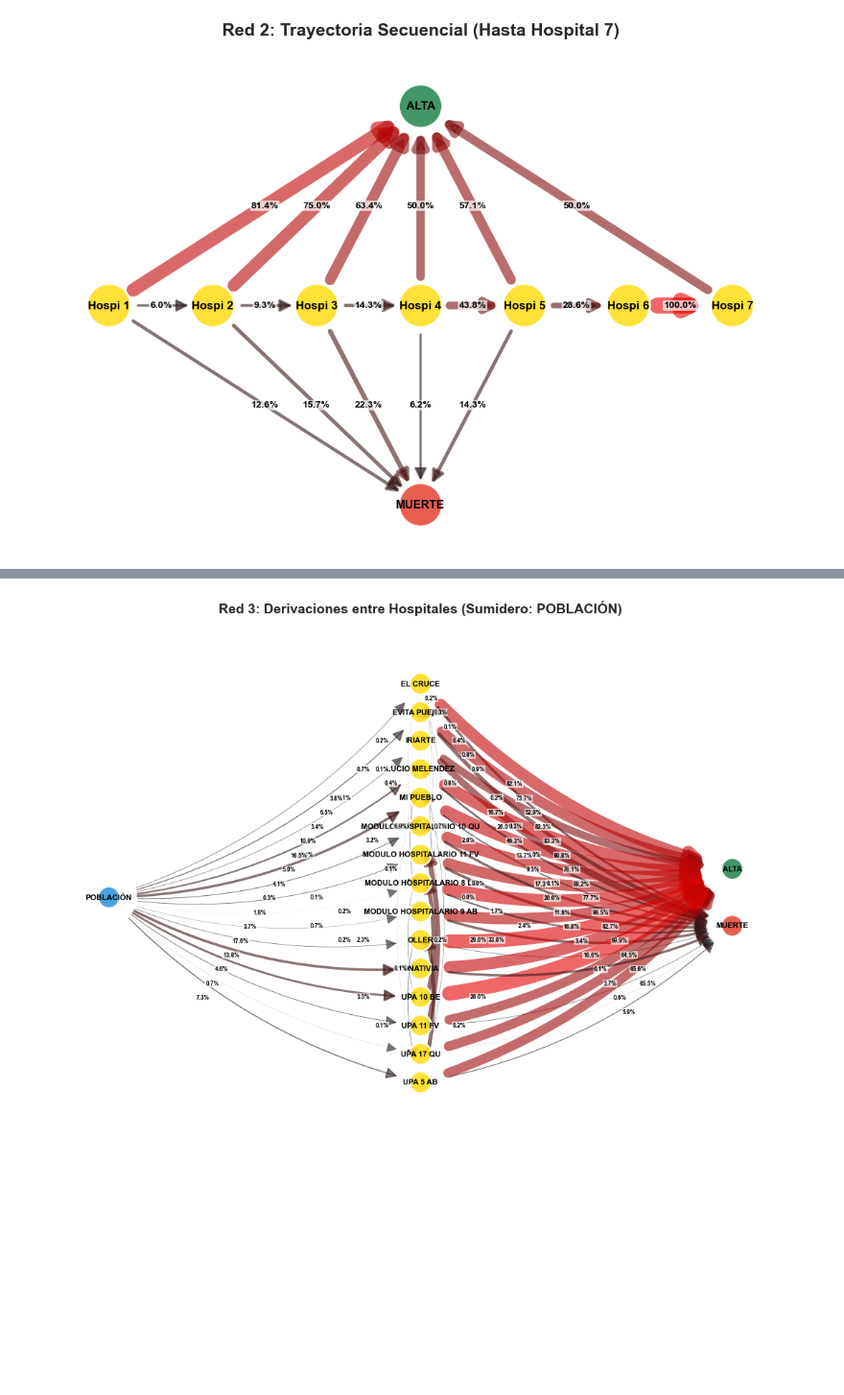
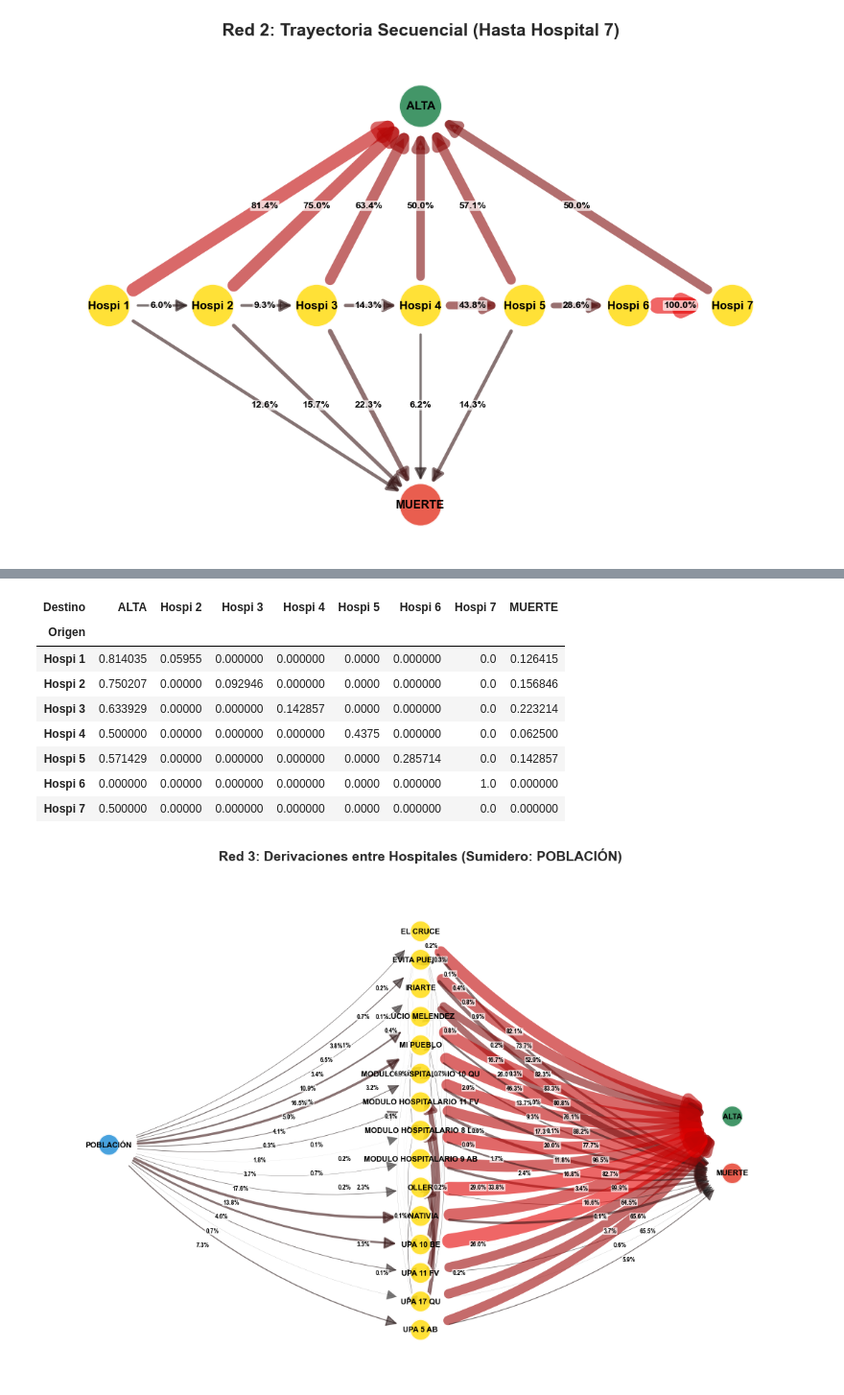
Before and after one commit to micagonzdark/RedesHospitales, a Jupyter notebook: notebooks/03_trayectorias_pacientes.ipynb, the cells around one changed output, grey strips where cells are left out. Shown at 96% size. Drawn from its saved outputs; the diff is of its cells as text; code cells hidden in the pictures; blank space fills up the shorter version.

```diff
--- a/notebooks/03_trayectorias_pacientes.ipynb
+++ b/notebooks/03_trayectorias_pacientes.ipynb
@@ -545,5 +581,5 @@ graficar_grafo_transicion(matriz_seq, 'Red 2: Trayectoria Secuencial (Hasta Hosp
 # %%
-# # display(matriz_seq) # MATRIZ DE TRANSICION
+display(matriz_seq) # MATRIZ DE TRANSICION
 
 # # para filtrar los casos
 # df["siguiente_hospital"] = df.groupby(
@@ -555,33 +591,43 @@ graficar_grafo_transicion(matriz_seq, 'Red 2: Trayectoria Secuencial (Hasta Hosp
 # # CASO A: “los que pasan del primer hospital y son dados de alta”
 # df[
 #     (df["paso_n"] == 1) &           # primer hospital
 #     (df["es_ultimo"]) &            # no hay siguiente → termina
 #     (df["murio"] == 0)             # no murió → alta
 # ]
 
 # # CASO B: “los que pasan del primero al segundo hospital”
 # df[
 #     (df["paso_n"] == 1) &
 #     (df["siguiente_hospital"].notna())
 # ]
 # # para ver exactamente a cuál van:
 # df[
 #     (df["paso_n"] == 1)
 # ][["paciente_id", "hospital_nombre", "siguiente_hospital"]]
 
 
 # # CASO C: generalizable a TODOS los pasos
 # def filtrar_transicion(df, paso):
 #     return df[df["paso_n"] == paso]
 
 # # ej:
 # # filtrar_transicion(df, 2)
 
 # # CASO D: transición específica (ej: Hospi1 → Hospi2)
 # df[
 #     (df["hospital_nombre"] == "Hospital A") &
 #     (df["siguiente_hospital"] == "Hospital B")
 # ]
+# %% [output]
+| Destino | ALTA | Hospi 2 | Hospi 3 | Hospi 4 | Hospi 5 | Hospi 6 | Hospi 7 | MUERTE |
+| Origen |  |  |  |  |  |  |  |  |
+| Hospi 1 | 0.814035 | 0.05955 | 0.000000 | 0.000000 | 0.0000 | 0.000000 | 0.0 | 0.126415 |
+| Hospi 2 | 0.750207 | 0.00000 | 0.092946 | 0.000000 | 0.0000 | 0.000000 | 0.0 | 0.156846 |
+| Hospi 3 | 0.633929 | 0.00000 | 0.000000 | 0.142857 | 0.0000 | 0.000000 | 0.0 | 0.223214 |
+| Hospi 4 | 0.500000 | 0.00000 | 0.000000 | 0.000000 | 0.4375 | 0.000000 | 0.0 | 0.062500 |
+| Hospi 5 | 0.571429 | 0.00000 | 0.000000 | 0.000000 | 0.0000 | 0.285714 | 0.0 | 0.142857 |
+| Hospi 6 | 0.000000 | 0.00000 | 0.000000 | 0.000000 | 0.0000 | 0.000000 | 1.0 | 0.000000 |
+| Hospi 7 | 0.500000 | 0.00000 | 0.000000 | 0.000000 | 0.0000 | 0.000000 | 0.0 | 0.000000 |
 # %%
 ### Red 3: Red de Derivaciones Hospitalarias (Con Población Sumidero)
 
```
Also changed, not shown: parts of 13 cells of this notebook, 5 other files.
